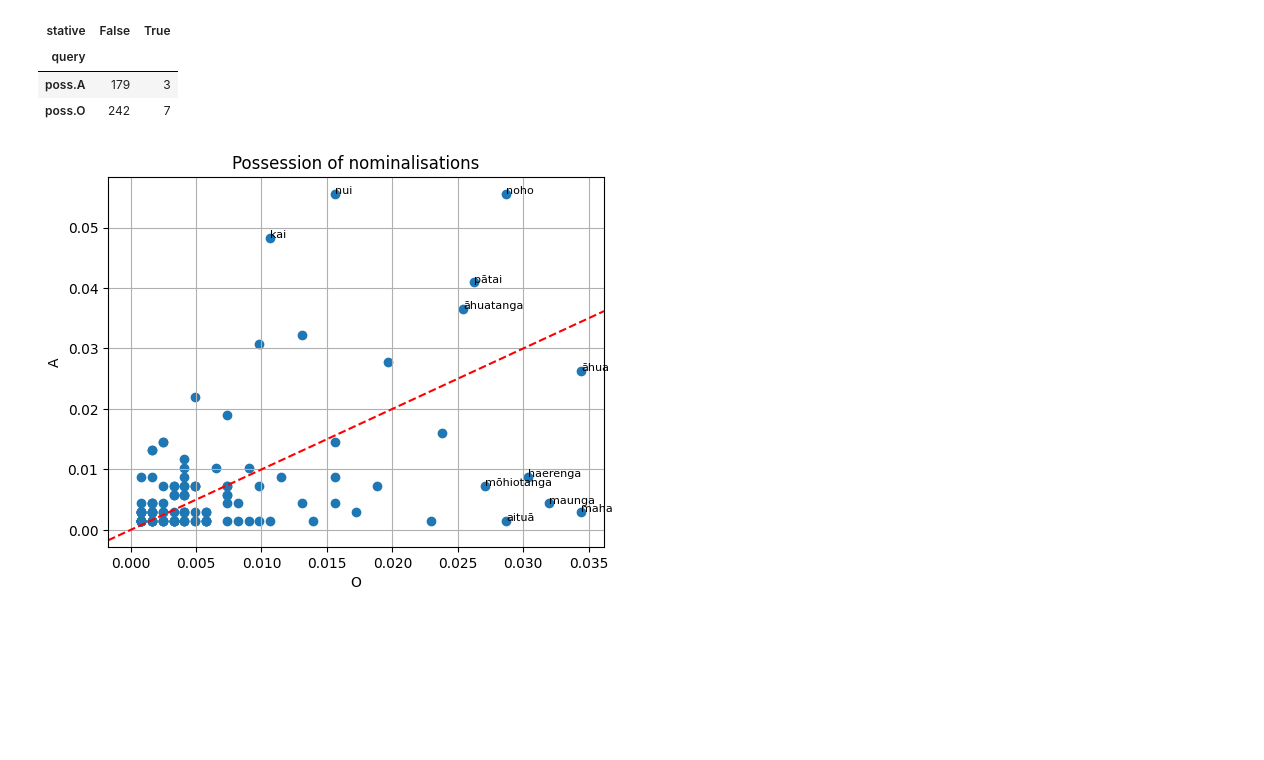
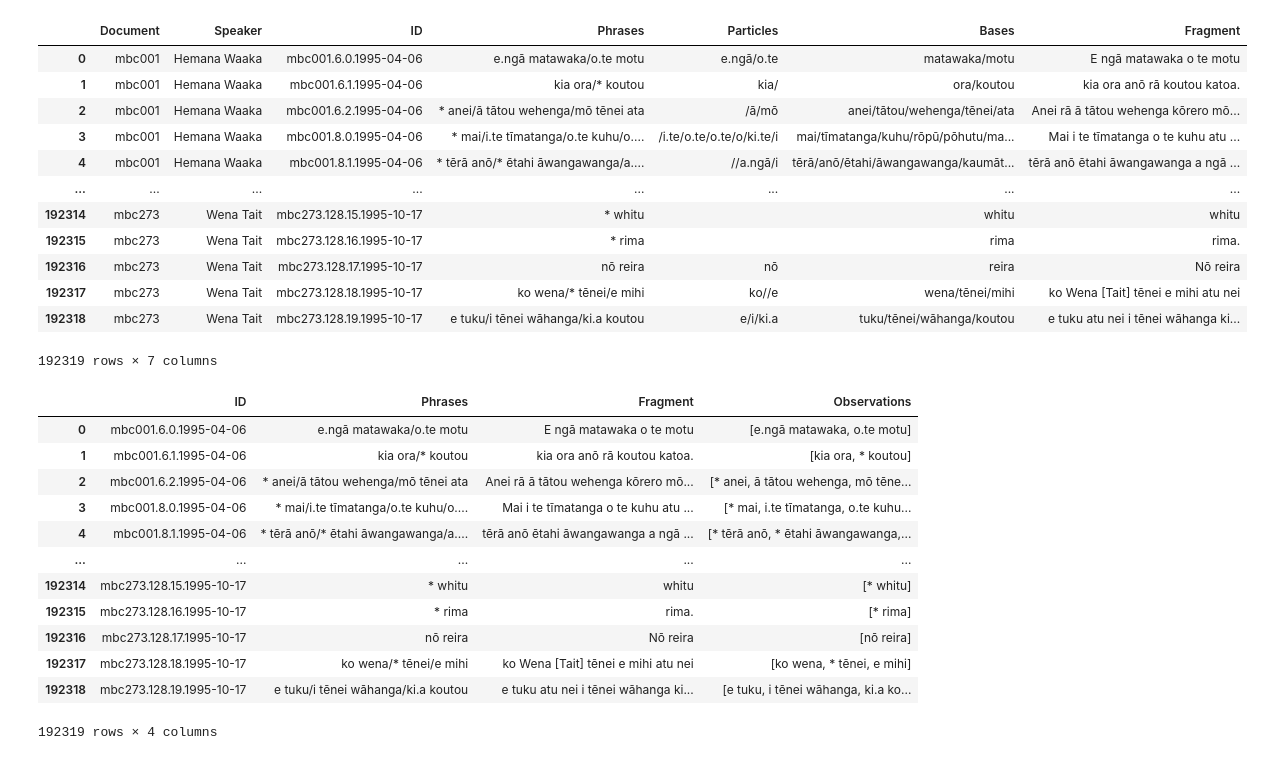
Before and after one commit to connor-taylorbrown/trm-parser, a Jupyter notebook: constructions.ipynb, the cells around one changed output. Saved outputs shown, nothing was run; the diff lists cells and outputs as text; code cells hidden in the pictures; blank space fills up the shorter version.

```diff
--- a/constructions.ipynb
+++ b/constructions.ipynb
@@ -451,23 +1,45 @@ possessive_counts[possessive_counts['query'] == 'poss.O']
-# %%
-possessive_counts.pivot_table(index='query', columns='stative', aggfunc='count', values='phrase')
-# %% [output]
-| stative | False | True |
-| query |  |  |
-| poss.A | 179 | 3 |
-| poss.O | 242 | 7 |
-# %%
-df = possessive_counts.pivot_table(index='nominalisation', columns='query', aggfunc='sum', values='phrase')
-
-zoom = 0.97**2
-df = df.mask(df['poss.O'] > df.quantile(zoom)['poss.O']).mask(df['poss.A'] > df.quantile(zoom)['poss.A'])
-
-df = df / df.sum(axis=0)
-plt.scatter(df['poss.O'], df['poss.A'])
-plt.axline((0, 0), slope=1, color='red', linestyle='--')
-annotate(0.97, df, 'poss.O', 'poss.A')
-plt.xlabel('O')
-plt.ylabel('A')
-plt.title('Possession of nominalisations')
-plt.grid()
-# %% [output]
-[figure, removed]
+# %%
+import pandas as pd
+
+
+mbc = pd.read_csv('tmp/test.csv', usecols=range(7), index_col=False)
+mbc = mbc.fillna('')
+
+mbc
+# %% [output]
+|  | Document | Speaker | ID | Phrases | Particles | Bases | Fragment |
+| 0 | mbc001 | Hemana Waaka | mbc001.6.0.1995-04-06 | e.ngā matawaka/o.te motu | e.ngā/o.te | matawaka/motu | E ngā matawaka o te motu |
+| 1 | mbc001 | Hemana Waaka | mbc001.6.1.1995-04-06 | kia ora/* koutou | kia/ | ora/koutou | kia ora anō rā koutou katoa. |
+| 2 | mbc001 | Hemana Waaka | mbc001.6.2.1995-04-06 | * anei/ā tātou wehenga/mō tēnei ata | /ā/mō | anei/tātou/wehenga/tēnei/ata | Anei rā ā tātou wehenga kōrero mō... |
+| 3 | mbc001 | Hemana Waaka | mbc001.8.0.1995-04-06 | * mai/i.te tīmatanga/o.te kuhu/o.... | /i.te/o.te/o.te/o/ki.te/i | mai/tīmatanga/kuhu/rōpū/pōhutu/ma... | Mai i te tīmatanga o te kuhu atu ... |
+| 4 | mbc001 | Hemana Waaka | mbc001.8.1.1995-04-06 | * tērā anō/* ētahi āwangawanga/a.... | //a.ngā/i | tērā/anō/ētahi/āwangawanga/kaumāt... | tērā anō ētahi āwangawanga a ngā ... |
+| ... | ... | ... | ... | ... | ... | ... | ... |
+| 192314 | mbc273 | Wena Tait | mbc273.128.15.1995-10-17 | * whitu |  | whitu | whitu |
+| 192315 | mbc273 | Wena Tait | mbc273.128.16.1995-10-17 | * rima |  | rima | rima. |
+| 192316 | mbc273 | Wena Tait | mbc273.128.17.1995-10-17 | nō reira | nō | reira | Nō reira |
+| 192317 | mbc273 | Wena Tait | mbc273.128.18.1995-10-17 | ko wena/* tēnei/e mihi | ko//e | wena/tēnei/mihi | ko Wena [Tait] tēnei e mihi atu nei |
+| 192318 | mbc273 | Wena Tait | mbc273.128.19.1995-10-17 | e tuku/i tēnei wāhanga/ki.a koutou | e/i/ki.a | tuku/tēnei/wāhanga/koutou | e tuku atu nei i tēnei wāhanga ki... |
+192319 rows × 7 columns
+# %%
+def dataset(col):
+    df = pd.DataFrame(mbc[['ID', col, 'Fragment']])
+    df['Observations'] = df[col].str.split('/')
+
+    return df
+
+
+dataset('Phrases')
+# %% [output]
+|  | ID | Phrases | Fragment | Observations |
+| 0 | mbc001.6.0.1995-04-06 | e.ngā matawaka/o.te motu | E ngā matawaka o te motu | [e.ngā matawaka, o.te motu] |
+| 1 | mbc001.6.1.1995-04-06 | kia ora/* koutou | kia ora anō rā koutou katoa. | [kia ora, * koutou] |
+| 2 | mbc001.6.2.1995-04-06 | * anei/ā tātou wehenga/mō tēnei ata | Anei rā ā tātou wehenga kōrero mō... | [* anei, ā tātou wehenga, mō tēne... |
+| 3 | mbc001.8.0.1995-04-06 | * mai/i.te tīmatanga/o.te kuhu/o.... | Mai i te tīmatanga o te kuhu atu ... | [* mai, i.te tīmatanga, o.te kuhu... |
+| 4 | mbc001.8.1.1995-04-06 | * tērā anō/* ētahi āwangawanga/a.... | tērā anō ētahi āwangawanga a ngā ... | [* tērā anō, * ētahi āwangawanga,... |
+| ... | ... | ... | ... | ... |
+| 192314 | mbc273.128.15.1995-10-17 | * whitu | whitu | [* whitu] |
+| 192315 | mbc273.128.16.1995-10-17 | * rima | rima. | [* rima] |
+| 192316 | mbc273.128.17.1995-10-17 | nō reira | Nō reira | [nō reira] |
+| 192317 | mbc273.128.18.1995-10-17 | ko wena/* tēnei/e mihi | ko Wena [Tait] tēnei e mihi atu nei | [ko wena, * tēnei, e mihi] |
+| 192318 | mbc273.128.19.1995-10-17 | e tuku/i tēnei wāhanga/ki.a koutou | e tuku atu nei i tēnei wāhanga ki... | [e tuku, i tēnei wāhanga, ki.a ko... |
+192319 rows × 4 columns
```
Also changed, not shown: parts of 24 cells of this notebook, 1 other file.
